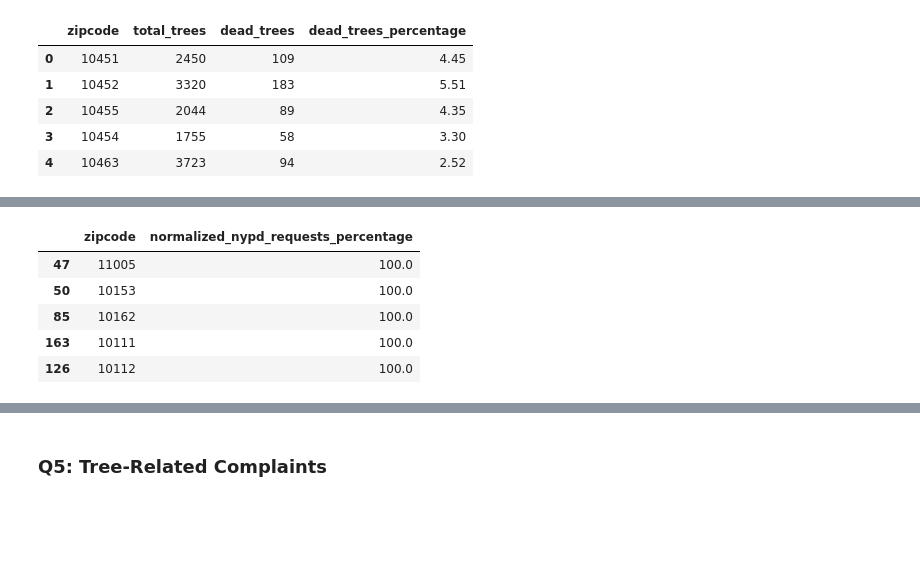
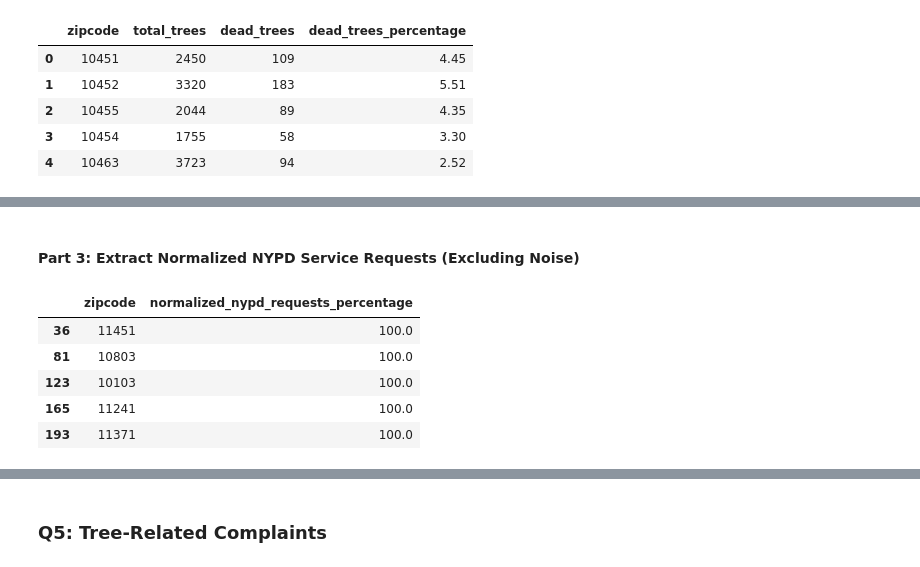
Before and after one commit to NathanP23/Big-Data-Mining-52002, a Jupyter notebook: MidTerm/MidTerm_52002_2024_25.ipynb, the cells around one changed output, grey strips where cells are left out. Drawn from its saved outputs; the diff is of its cells as text; code cells hidden in the pictures; blank space fills up the shorter version.

Commit message:
the only missing is now part3 and part1q5

```diff
--- a/MidTerm/MidTerm_52002_2024_25.ipynb
+++ b/MidTerm/MidTerm_52002_2024_25.ipynb
@@ -698,36 +1065,39 @@ df4a_2.head()
+# %% [markdown]
+#### **Part 3: Extract Normalized NYPD Service Requests (Excluding Noise)**
 # %%
 query4a_3 = """
 WITH nypd_requests AS (
   SELECT
     incident_zip AS zipcode,
     COUNT(*) AS total_requests,
-    COUNTIF(complaint_type LIKE '%Noise%') AS nypd_requests_excluding_noise
+    COUNTIF(NOT complaint_type LIKE '%Noise%') AS nypd_requests_excluding_noise
   FROM `bigquery-public-data.new_york_311.311_service_requests`
   WHERE agency = 'NYPD'
     AND incident_zip IS NOT NULL
+    AND SAFE_CAST(incident_zip AS INT64) IS NOT NULL  -- Ensure numeric zip codes
     AND EXTRACT(YEAR FROM created_date) = 2015  -- Filter for 2015 requests
   GROUP BY zipcode
 )
 SELECT
   zipcode,
   ROUND(nypd_requests_excluding_noise / total_requests * 100, 2) AS normalized_nypd_requests_percentage
 FROM nypd_requests
 WHERE total_requests > 0
 """
 
 # Execute the query
 query_job4a_3 = client.query(query4a_3)
 df4a_3 = query_job4a_3.result().to_dataframe()
 
 # Sort the merged dataframe by normalized_nypd_requests_percentage
 df4a_3 = df4a_3.sort_values(by='normalized_nypd_requests_percentage', ascending=False)
 
 # Display the results
 df4a_3.head()
 # %% [output]
 |  | zipcode | normalized_nypd_requests_percentage |
-| 47 | 11005 | 100.0 |
-| 50 | 10153 | 100.0 |
-| 85 | 10162 | 100.0 |
-| 163 | 10111 | 100.0 |
-| 126 | 10112 | 100.0 |
+| 36 | 11451 | 100.0 |
+| 81 | 10803 | 100.0 |
+| 123 | 10103 | 100.0 |
+| 165 | 11241 | 100.0 |
+| 193 | 11371 | 100.0 |
```
Also changed, not shown: parts of 33 cells of this notebook.
